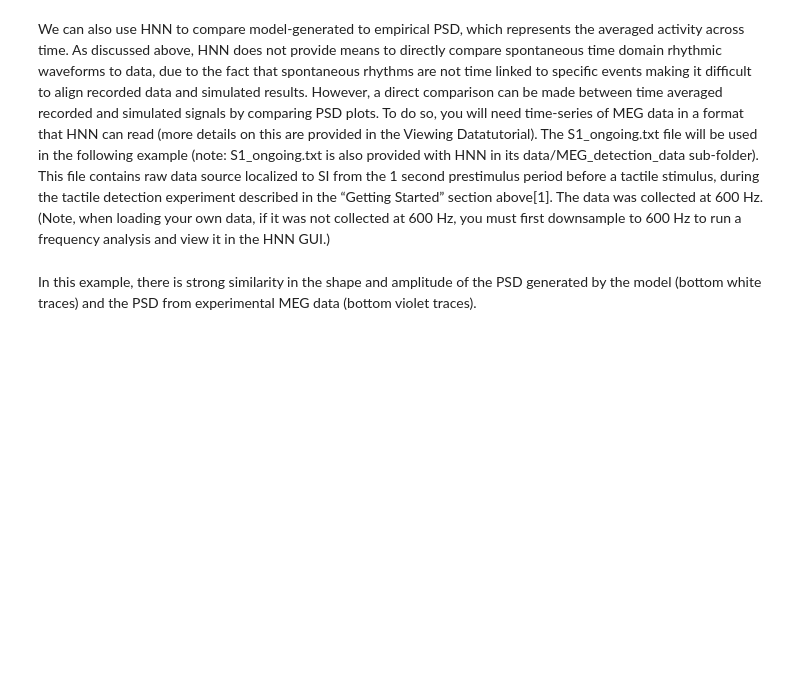
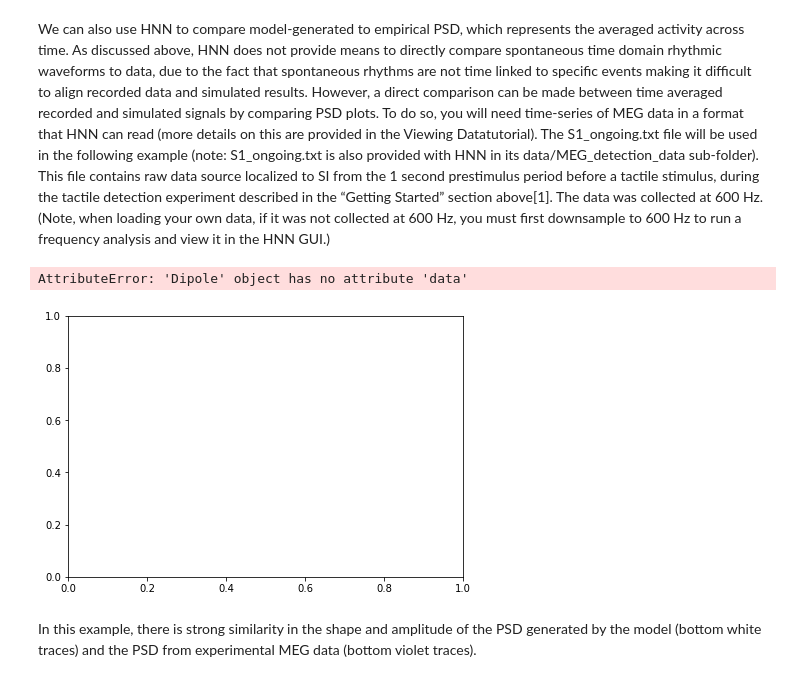
Before and after one commit to jonescompneurolab/hnn-workshop-materials, a Jupyter notebook: alpha_beta_tutorial_hnn_core.ipynb, the cells around one changed output. Saved outputs shown, nothing was run; the diff lists cells and outputs as text; code cells hidden in the pictures; blank space fills up the shorter version.

```diff
--- a/alpha_beta_tutorial_hnn_core.ipynb
+++ b/alpha_beta_tutorial_hnn_core.ipynb
@@ -260,6 +391,20 @@ We can also use HNN to compare model-generated to empirical PSD, which represent
 from urllib.request import urlretrieve
 data_url = ('https://raw.githubusercontent.com/jonescompneurolab/hnn/master/data/MEG_detection_data/S1_ongoing.txt')
 urlretrieve(data_url, 'S1_ongoing.txt')
+exp_dpl = read_dipole('S1_ongoing.txt')
+exp_dpl.plot())
+# %%
+# retrieve and load the experimental dipole
+data_url = ('https://raw.githubusercontent.com/jonescompneurolab/hnn/master/'
+            'data/MEG_detection_data/no_trial_S1_ERP_all_avg.txt')
+urlretrieve(data_url, 'no_trial_S1_ERP_all_avg.txt')
+exp_dpl_nd = read_dipole('no_trial_S1_ERP_all_avg.txt')
+
+# compare to previous experimental dipole
+fig = exp_dpl.plot(show=False)
+# %% [output]
+AttributeError: 'Dipole' object has no attribute 'data'
+[figure, added]
 # %% [markdown]
 In this example, there is strong similarity in the shape and amplitude of the PSD generated by the model (bottom white traces) and the PSD from experimental MEG data (bottom violet traces).
 # %% [markdown]
```
Also changed, not shown: parts of 31 cells of this notebook.
